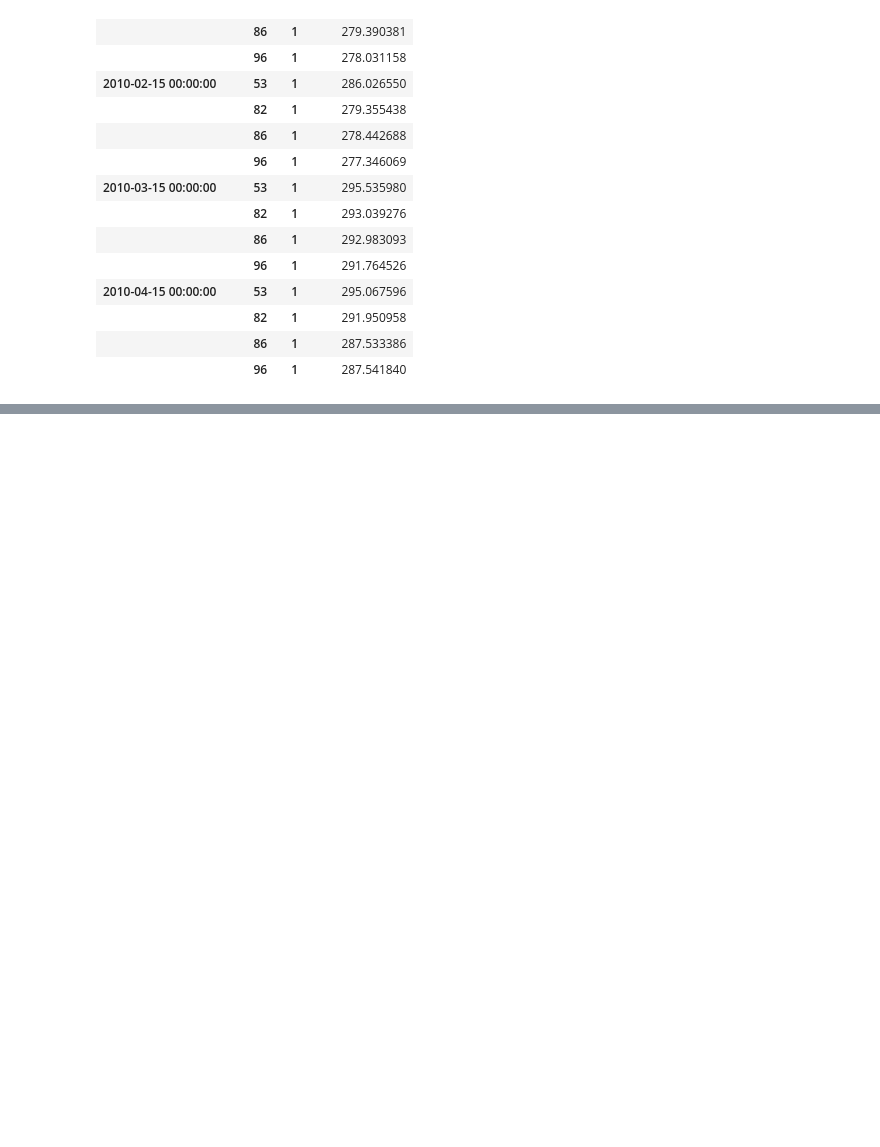
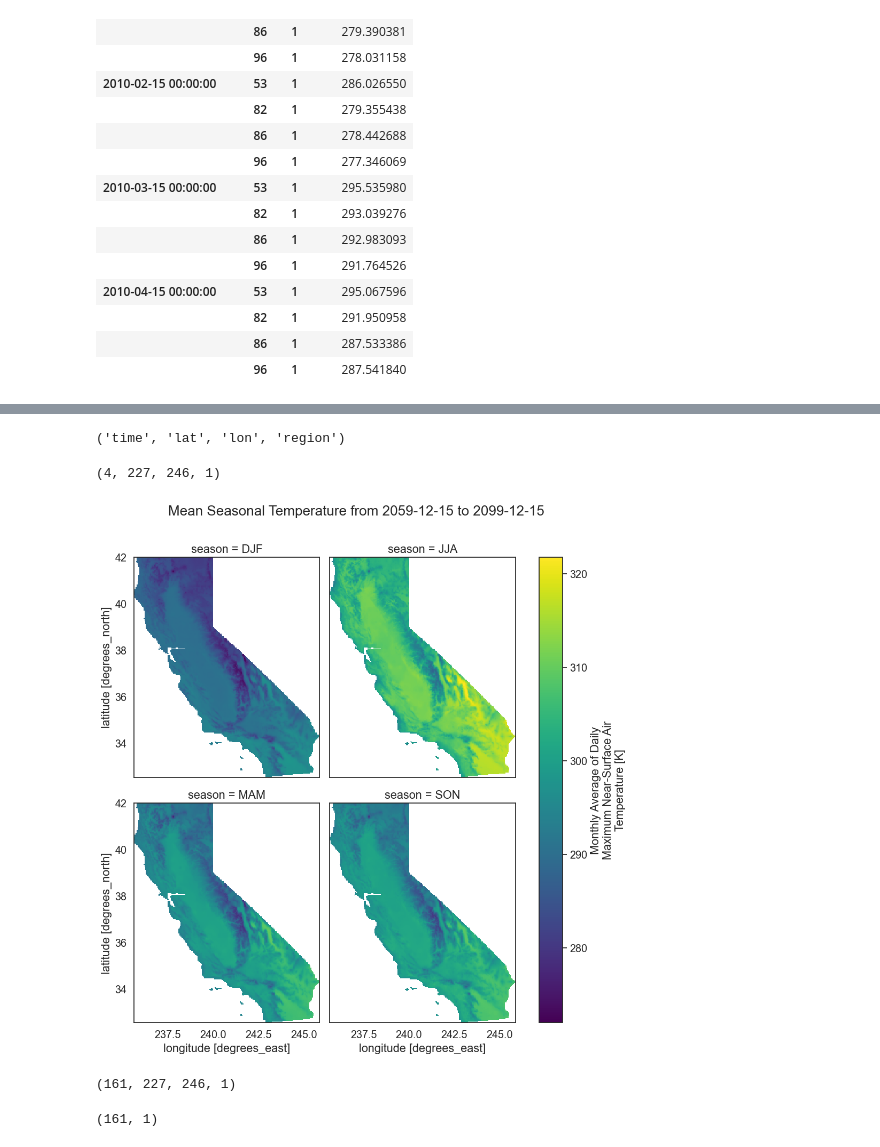
Before and after one commit to francescofustinoni/earthlab, a Jupyter notebook: hierarchical-data/NetCDF4CaliforniaClimateAnalysis.ipynb, the cells around one changed output, grey strips where cells are left out. Cells and saved outputs as stored; diff of their text form; code cells hidden in the pictures; blank space fills up the shorter version.

Commit message:
Expand the analysis for temporal unweighted and weighted seasonal mean temperature for California and West Coast

```diff
--- a/hierarchical-data/NetCDF4CaliforniaClimateAnalysis.ipynb
+++ b/hierarchical-data/NetCDF4CaliforniaClimateAnalysis.ipynb
@@ -175,3 +175,17 @@ two_months_west_coast.groupby('region').mean(['lat', 'lon']).to_dataframe()
 |  | 82 | 1 | 291.950958 |
 |  | 86 | 1 | 287.533386 |
 |  | 96 | 1 | 287.541840 |
+# %%
+# SEASONAL SUMMARY
+
+# Seasonal mean temperature for California
+
+cali_bounds = get_aoi(cali_aoi)
+
+start_date = '2059-12-15'
+end_date = '2099-12-15'
+
+cali_temp = monthly_forecast_temp_xr['air_temperature'].sel(time=slice(start_date, end_date),
+                                                            lon=slice(cali_bounds['lon'][0], cali_bounds['lon'][1]),
+                                                            lat=slice(cali_bounds['lat'][0], cali_bounds['lat'][1]))
+cali_temp
@@ -177,0 +213,35 @@ two_months_west_coast.groupby('region').mean(['lat', 'lon']).to_dataframe()
+# %%
+# Mask to get only California
+cali_mask = regionmask.mask_3D_geopandas(cali_aoi,
+                                         monthly_forecast_temp_xr.lon,
+                                         monthly_forecast_temp_xr.lat)
+cali_temp_masked = cali_temp.where(cali_mask)
+cali_temp_masked.dims
+# %% [output]
+('time', 'lat', 'lon', 'region')
+# %%
+# Calculate the mean seasonal temperature for California
+cali_season_summary = cali_temp_masked.groupby('time.season').mean('time', skipna=True)
+cali_season_summary.shape
+# %% [output]
+(4, 227, 246, 1)
+# %%
+# Plot the mean seasonal temperature for California
+cali_season_summary.plot(col='season', col_wrap=2, figsize=(10, 10))
+plt.suptitle('Mean Seasonal Temperature from 2059-12-15 to 2099-12-15', y=1.05)
+plt.show()
+# %% [output]
+[figure, added]
+# %%
+# Calculate UnWeighted Seasonal Avarages by Season across each year
+
+# Resample the data for each year by quarterly periods (seasons) that starts in December, making the mean of the values for each period
+cali_season_mean_all_years = cali_temp_masked.resample(time='QS-DEC').mean(dim='time', skipna=True)
+cali_season_mean_all_years.shape
+# %% [output]
+(161, 227, 246, 1)
+# %%
+cali_seasonal_mean = cali_season_mean_all_years.groupby('time').mean(['lat', 'lon'])
+cali_seasonal_mean.shape
+# %% [output]
+(161, 1)
```
Also changed, not shown: parts of 10 cells of this notebook.
